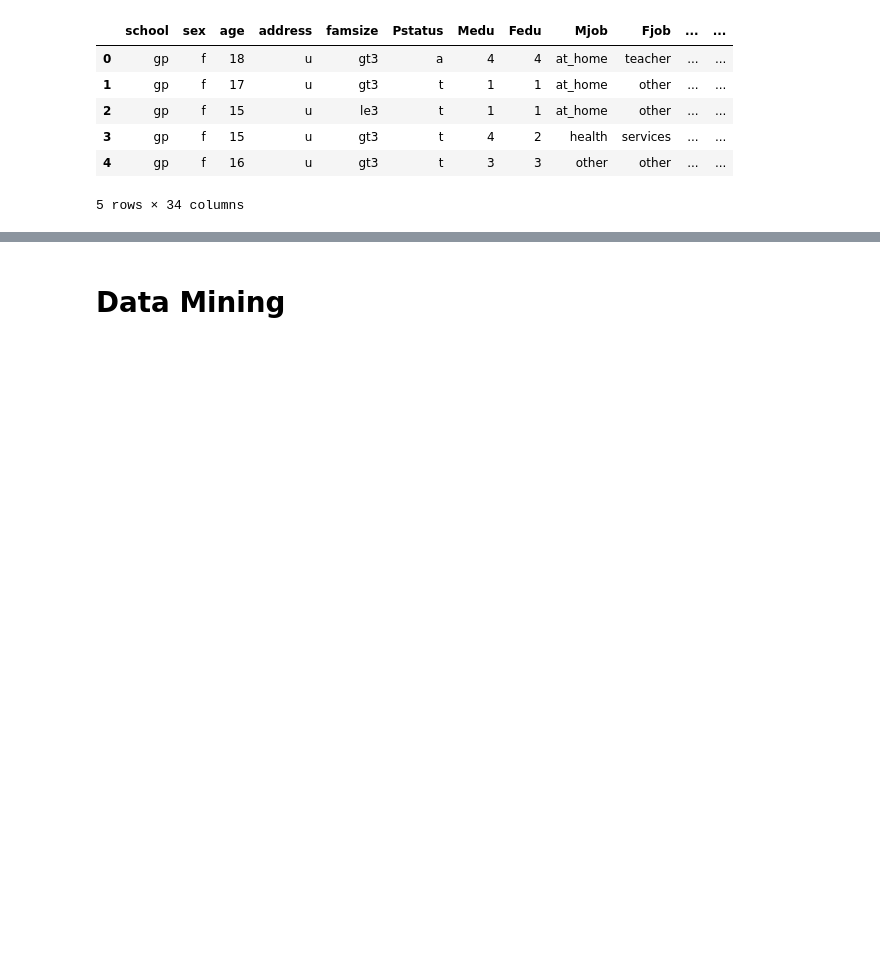
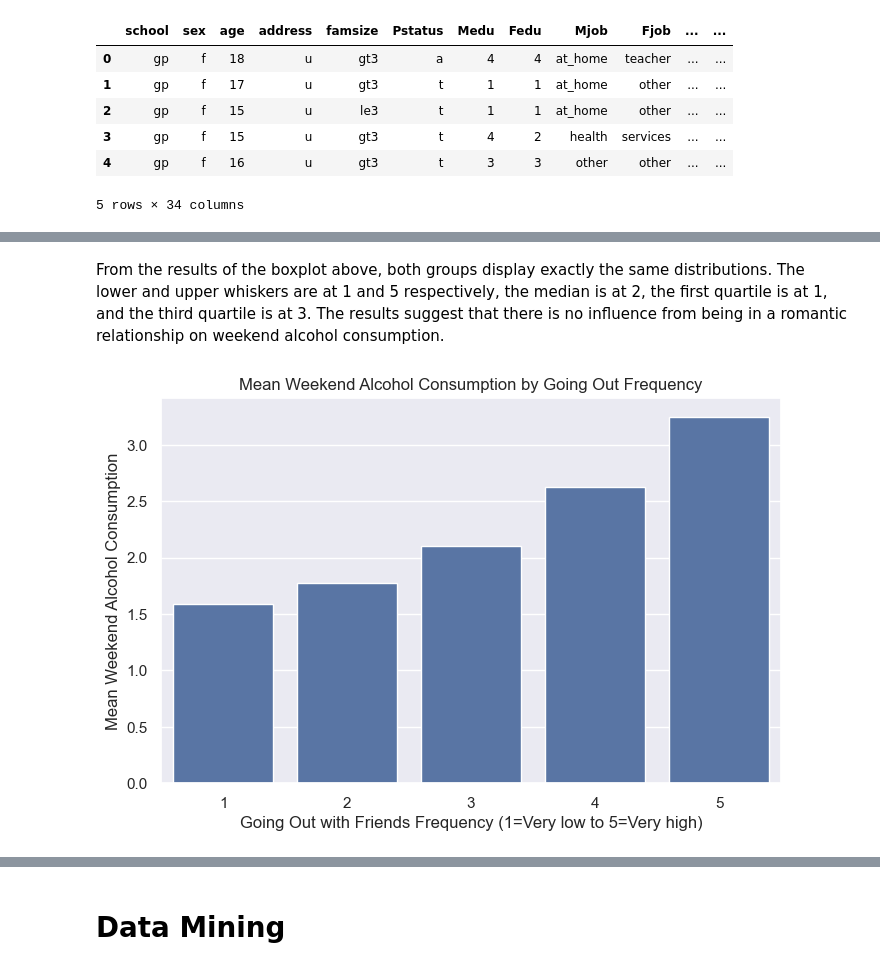
Before and after one commit to lonebono/CSMODEL, a Jupyter notebook: akbayanpartylistMCO.ipynb, the cells around one changed output, grey strips where cells are left out. Drawn from its saved outputs; the diff is of its cells as text; code cells hidden in the pictures; blank space fills up the shorter version.

```diff
--- a/akbayanpartylistMCO.ipynb
+++ b/akbayanpartylistMCO.ipynb
@@ -427,0 +477,11 @@ memory usage: 277.4+ KB
+# %% [markdown]
+From the results of the boxplot above, both groups display exactly the same distributions. The lower and upper whiskers are at 1 and 5 respectively, the median is at 2, the first quartile is at 1, and the third quartile is at 3. The results suggest that there is no influence from being in a romantic relationship on weekend alcohol consumption.
+# %%
+plt.figure(figsize=(8,5))
+sns.barplot(x='goout', y='Walc', data=combined_df, errorbar=None)
+plt.xlabel("Going Out with Friends Frequency (1=Very low to 5=Very high)")
+plt.ylabel("Mean Weekend Alcohol Consumption")
+plt.title("Mean Weekend Alcohol Consumption by Going Out Frequency")
+plt.show()
+# %% [output]
+[figure, added]
```
Also changed, not shown: parts of 16 cells of this notebook.
